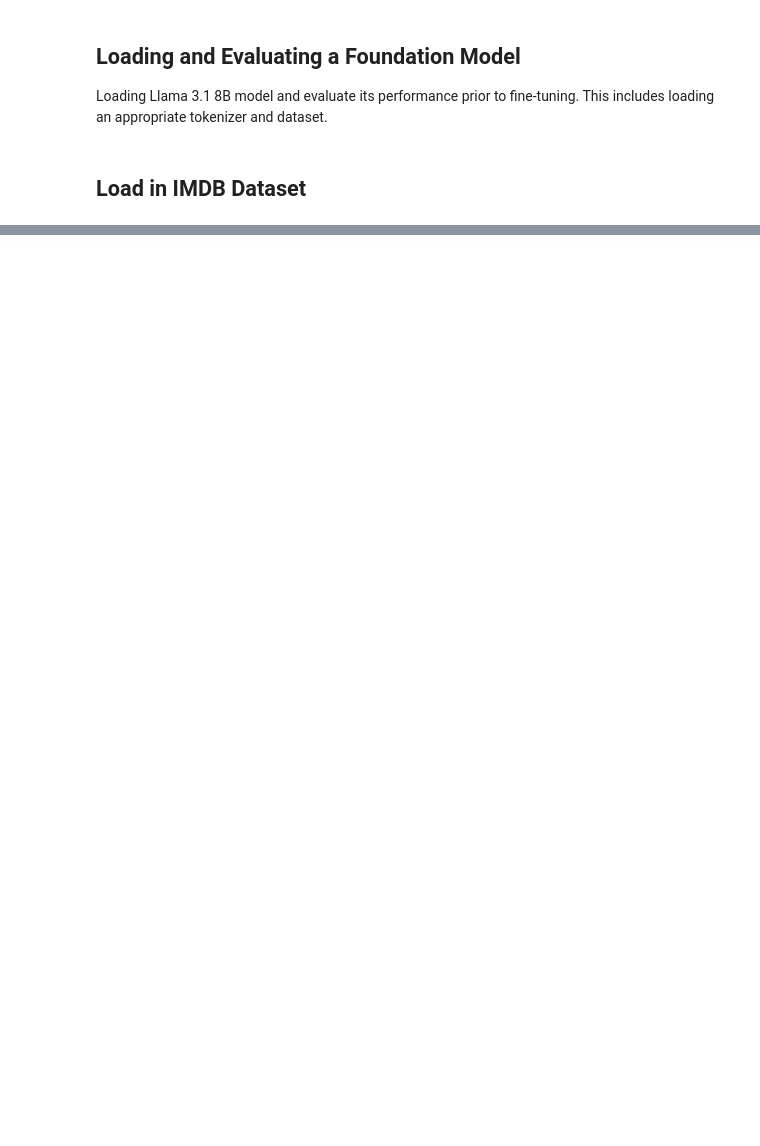
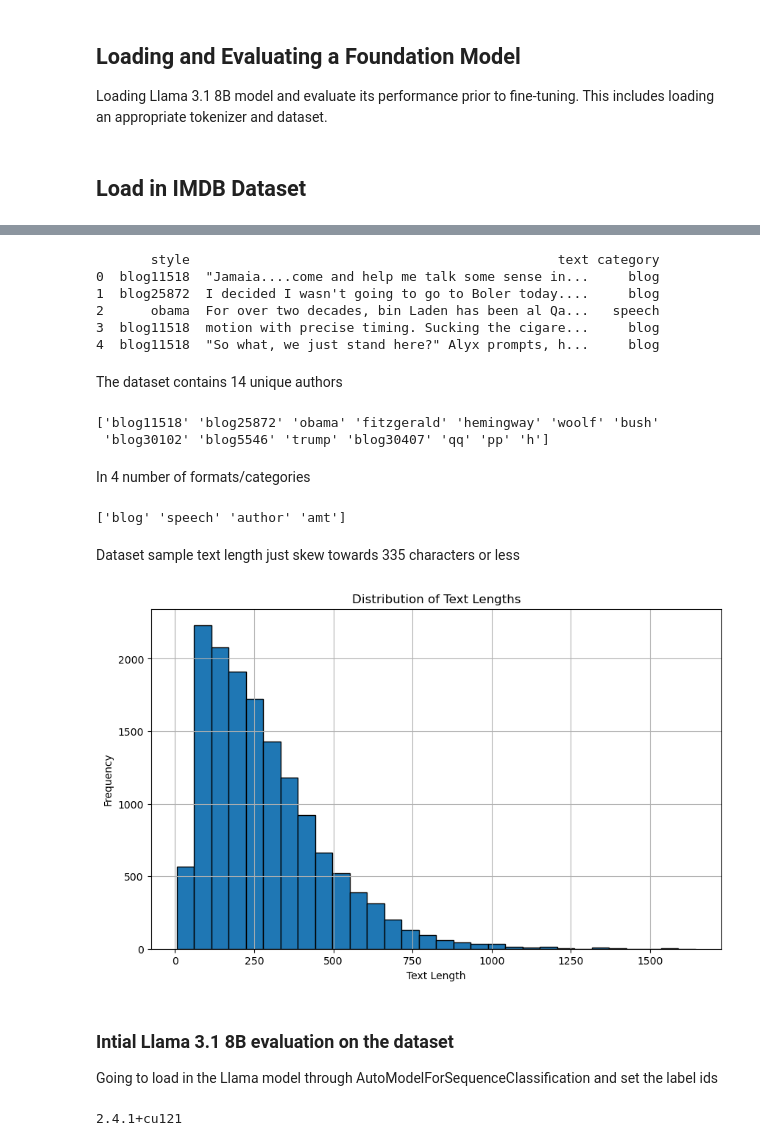
Before and after one commit to djarrin/foundational-modal-tuning, a Jupyter notebook: project.ipynb, the cells around one changed output, grey strips where cells are left out. Saved outputs shown, nothing was run; the diff lists cells and outputs as text; code cells hidden in the pictures; blank space fills up the shorter version.

```diff
--- a/project.ipynb
+++ b/project.ipynb
@@ -21,12 +41,12 @@ from datasets import load_dataset
 splits = ["train", "test"]
 ds = {
     split: ds for split,
-    ds in zip(splits, load_dataset("imdb", split=splits))
+    ds in zip(splits, load_dataset("hallisky/AuthorMix", split=splits))
 }
 
 # Thin out the dataset to make it run faster for this example
 for split in splits:
-    ds[split] = ds[split].shuffle(seed=42).select(range(500))
+    ds[split] = ds[split].shuffle(seed=42)
 
 # Show the dataset
 ds
@@ -41,0 +64,51 @@ ds
+# %%
+import pandas as pd
+
+train_df = pd.DataFrame(ds['train'])
+
+print(train_df.head())
+# %% [output]
+       style                                               text category
+0  blog11518  "Jamaia....come and help me talk some sense in...     blog
+1  blog25872  I decided I wasn't going to go to Boler today....     blog
+2      obama  For over two decades, bin Laden has been al Qa...   speech
+3  blog11518  motion with precise timing. Sucking the cigare...     blog
+4  blog11518  "So what, we just stand here?" Alyx prompts, h...     blog
+# %% [markdown]
+The dataset contains 14 unique authors
+# %%
+unique_styles = train_df['style'].unique()
+print(unique_styles)
+# %% [output]
+['blog11518' 'blog25872' 'obama' 'fitzgerald' 'hemingway' 'woolf' 'bush'
+ 'blog30102' 'blog5546' 'trump' 'blog30407' 'qq' 'pp' 'h']
+# %% [markdown]
+In 4 number of formats/categories
+# %%
+unique_formats = train_df['category'].unique()
+print(unique_formats)
+# %% [output]
+['blog' 'speech' 'author' 'amt']
+# %% [markdown]
+Dataset sample text length just skew towards 335 characters or less
+# %%
+import matplotlib.pyplot as plt
+
+train_df['text_length'] = train_df['text'].str.len()
+plt.figure(figsize=(10, 6))
+plt.hist(train_df['text_length'], bins=30, edgecolor='black')
+plt.title('Distribution of Text Lengths')
+plt.xlabel('Text Length')
+plt.ylabel('Frequency')
+plt.grid(True)
+plt.show()
+# %% [output]
+[figure, added]
+# %% [markdown]
+### Intial Llama 3.1 8B evaluation on the dataset
+Going to load in the Llama model through AutoModelForSequenceClassification and set the label ids
+# %%
+import torch
+print(torch.__version__)
+# %% [output]
+2.4.1+cu121
```
Also changed, not shown: parts of 5 cells of this notebook.
